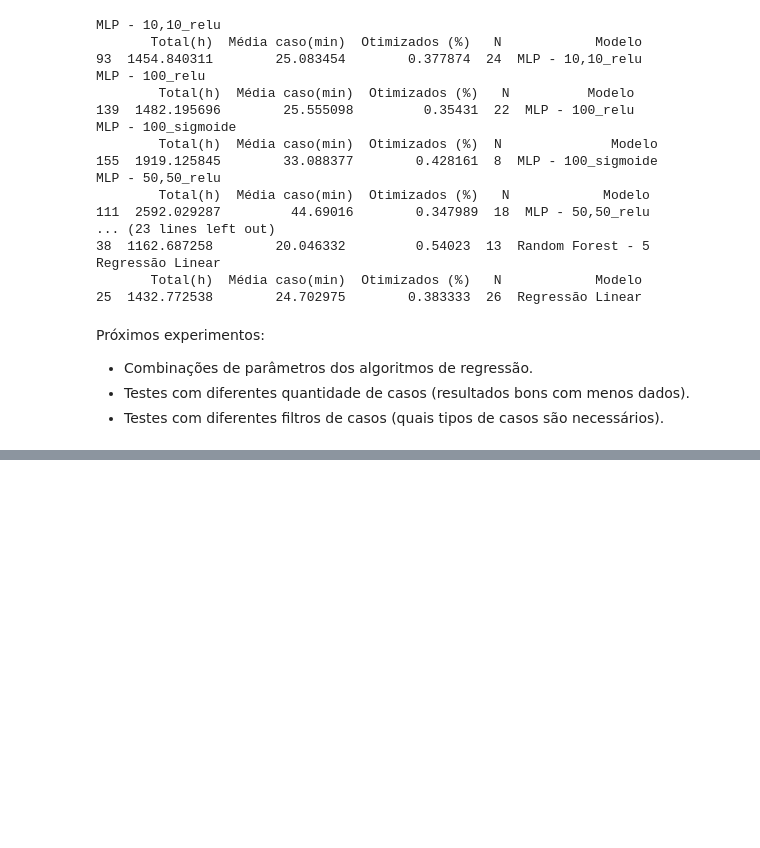
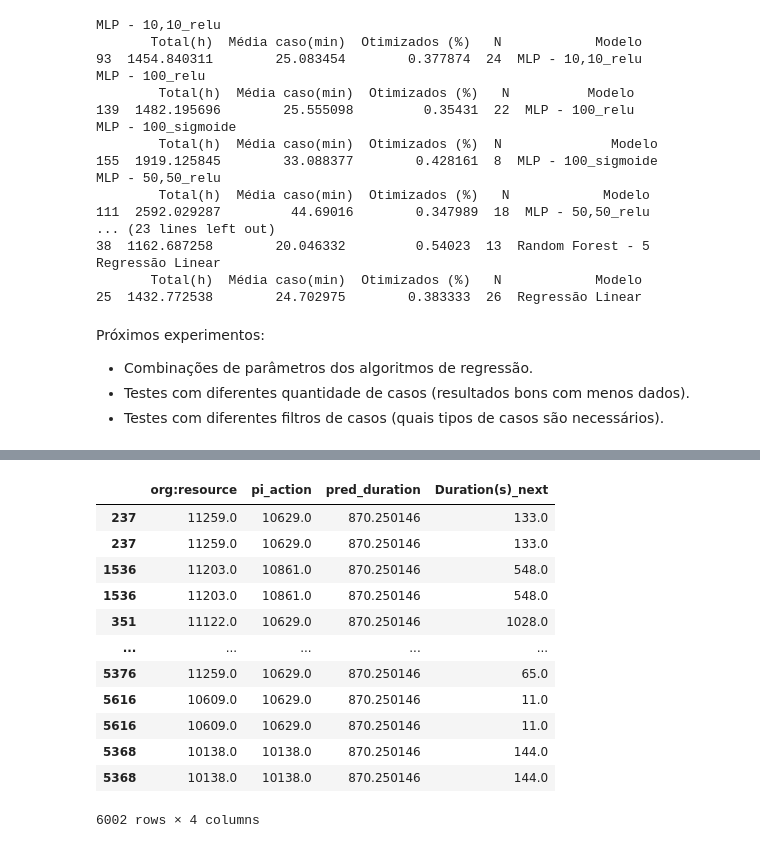
Before and after one commit to thaisneubauer/PPAR2021, a Jupyter notebook: BPI_Challenge_2012_03RL_Results'_Analysis.ipynb, the cells around one changed output, grey strips where cells are left out. Saved outputs shown, nothing was run; the diff lists cells and outputs as text; code cells hidden in the pictures; blank space fills up the shorter version.

```diff
--- a/BPI_Challenge_2012_03RL_Results'_Analysis.ipynb
+++ b/BPI_Challenge_2012_03RL_Results'_Analysis.ipynb
@@ -261,0 +521,16 @@ Próximos experimentos:
+# %%
+PROCESSED[PROCESSED['pred_duration'] != PROCESSED['Duration(s)_next']][['org:resource','pi_action','pred_duration','Duration(s)_next']].dropna()
+# %% [output]
+|  | org:resource | pi_action | pred_duration | Duration(s)_next |
+| 237 | 11259.0 | 10629.0 | 870.250146 | 133.0 |
+| 237 | 11259.0 | 10629.0 | 870.250146 | 133.0 |
+| 1536 | 11203.0 | 10861.0 | 870.250146 | 548.0 |
+| 1536 | 11203.0 | 10861.0 | 870.250146 | 548.0 |
+| 351 | 11122.0 | 10629.0 | 870.250146 | 1028.0 |
+| ... | ... | ... | ... | ... |
+| 5376 | 11259.0 | 10629.0 | 870.250146 | 65.0 |
+| 5616 | 10609.0 | 10629.0 | 870.250146 | 11.0 |
+| 5616 | 10609.0 | 10629.0 | 870.250146 | 11.0 |
+| 5368 | 10138.0 | 10138.0 | 870.250146 | 144.0 |
+| 5368 | 10138.0 | 10138.0 | 870.250146 | 144.0 |
+6002 rows × 4 columns
```
Also changed, not shown: parts of 22 cells of this notebook.
